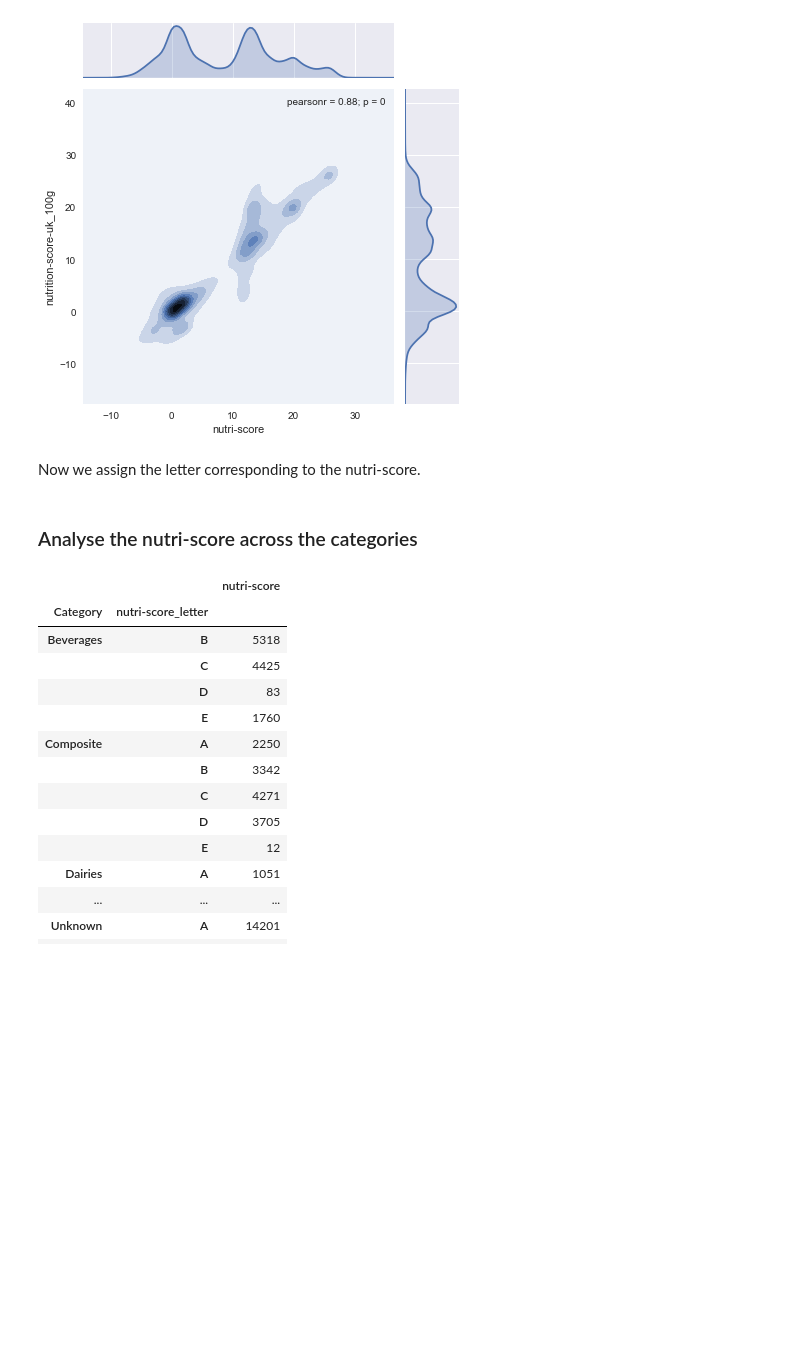
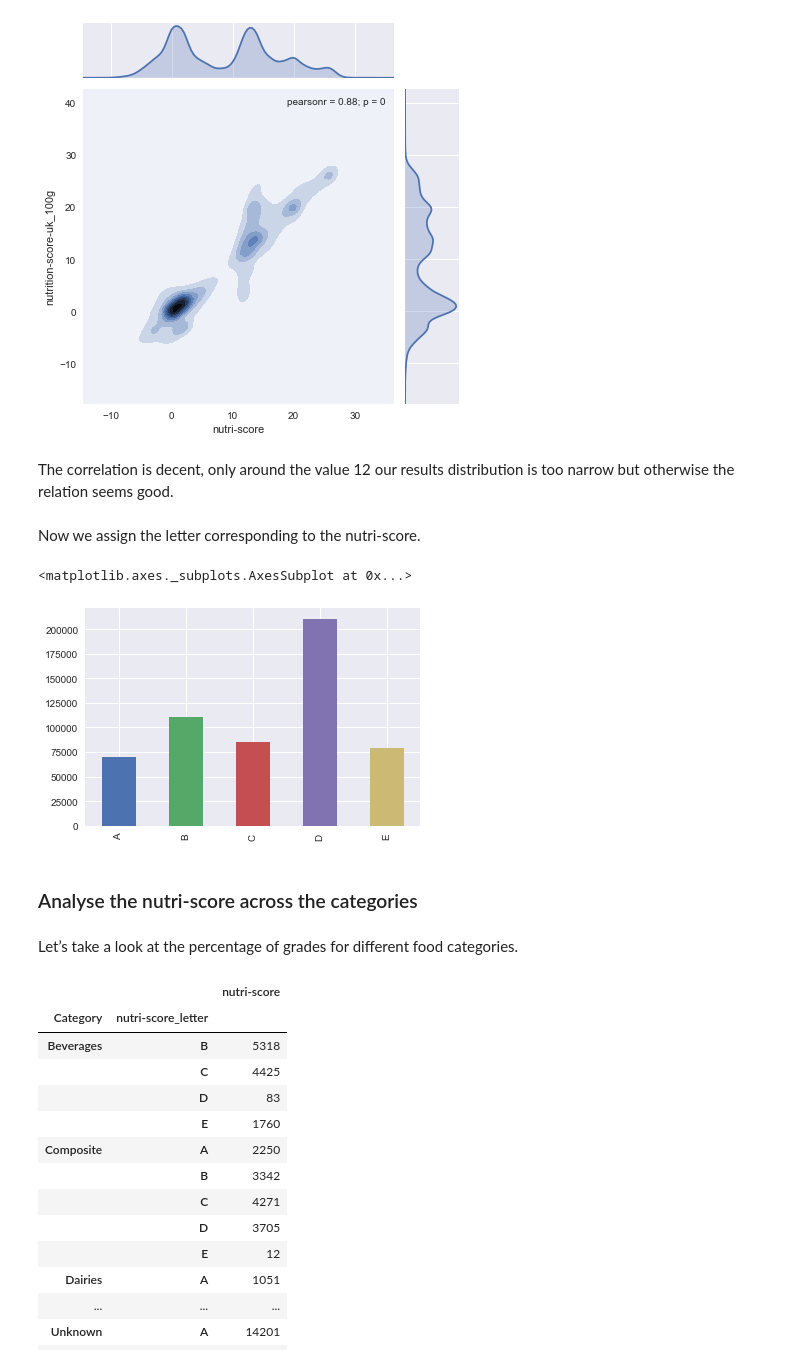
Before and after one commit to Painguin/smart_rams_project, a Jupyter notebook: Project.ipynb, the cells around one changed output. Saved outputs shown, nothing was run; the diff lists cells and outputs as text; code cells hidden in the pictures; blank space fills up the shorter version.

```diff
--- a/Project.ipynb
+++ b/Project.ipynb
@@ -292,5 +296,7 @@ sns.jointplot(data['nutri-score'], data['nutrition-score-uk_100g'], kind='kde');
 # %% [output]
 [figure]
+# %% [markdown]
+The correlation is decent, only around the value 12 our results distribution is too narrow but otherwise the relation seems good.
 # %% [markdown]
 Now we assign the letter corresponding to the nutri-score.
 # %%
@@ -324,8 +330,15 @@ def nutri_score_letter(row):
             return 'E'
 # %%
 data['nutri-score_letter'] = data.apply(nutri_score_letter, axis=1)
+# %%
+data['nutri-score_letter'].value_counts().sort_index().plot.bar()
+# %% [output]
+<matplotlib.axes._subplots.AxesSubplot at 0x...>
+[figure, added]
 # %% [markdown]
 ### Analyse the nutri-score across the categories
+# %% [markdown]
+Let’s take a look at the percentage of grades for different food categories.
 # %%
 # Count the letter occurences for each category
 letter_counts_per_cat = data.groupby(['Category', 'nutri-score_letter']).count()[['nutri-score']]
```
Also changed, not shown: parts of 66 cells of this notebook.
